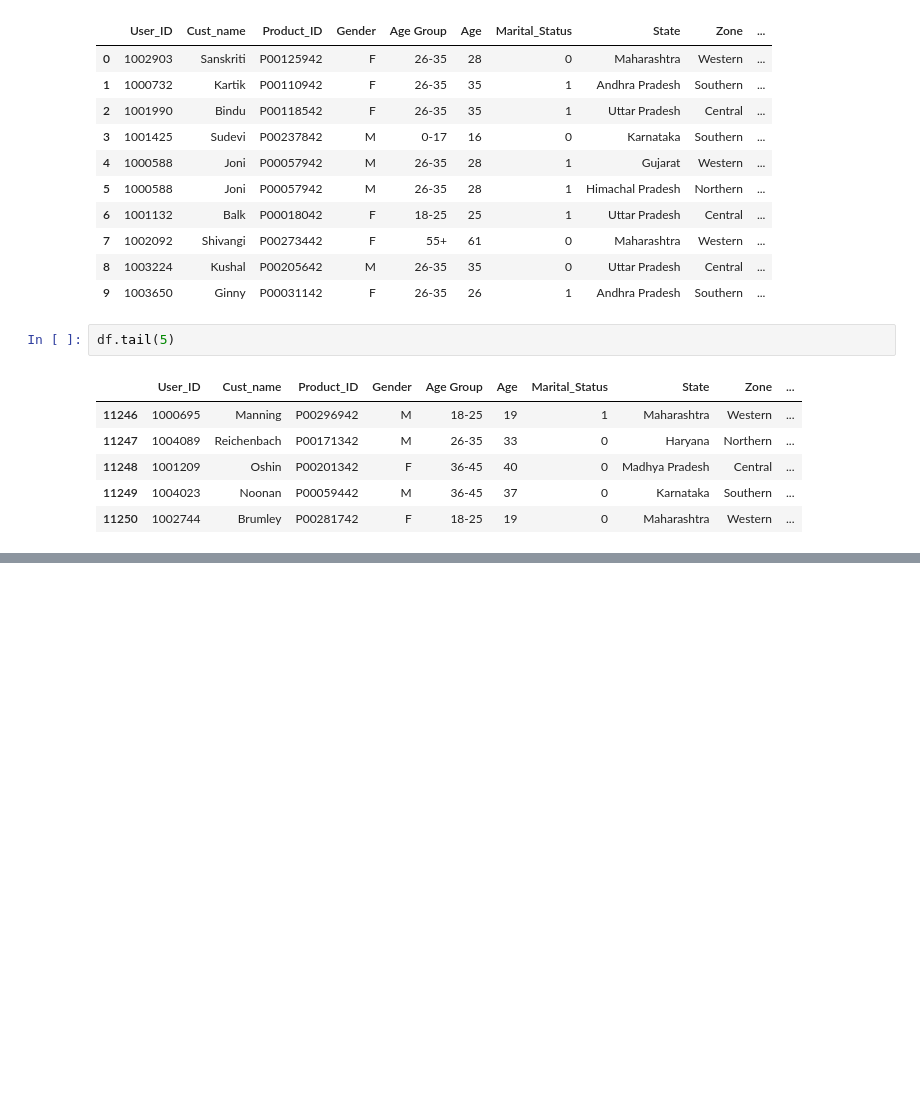
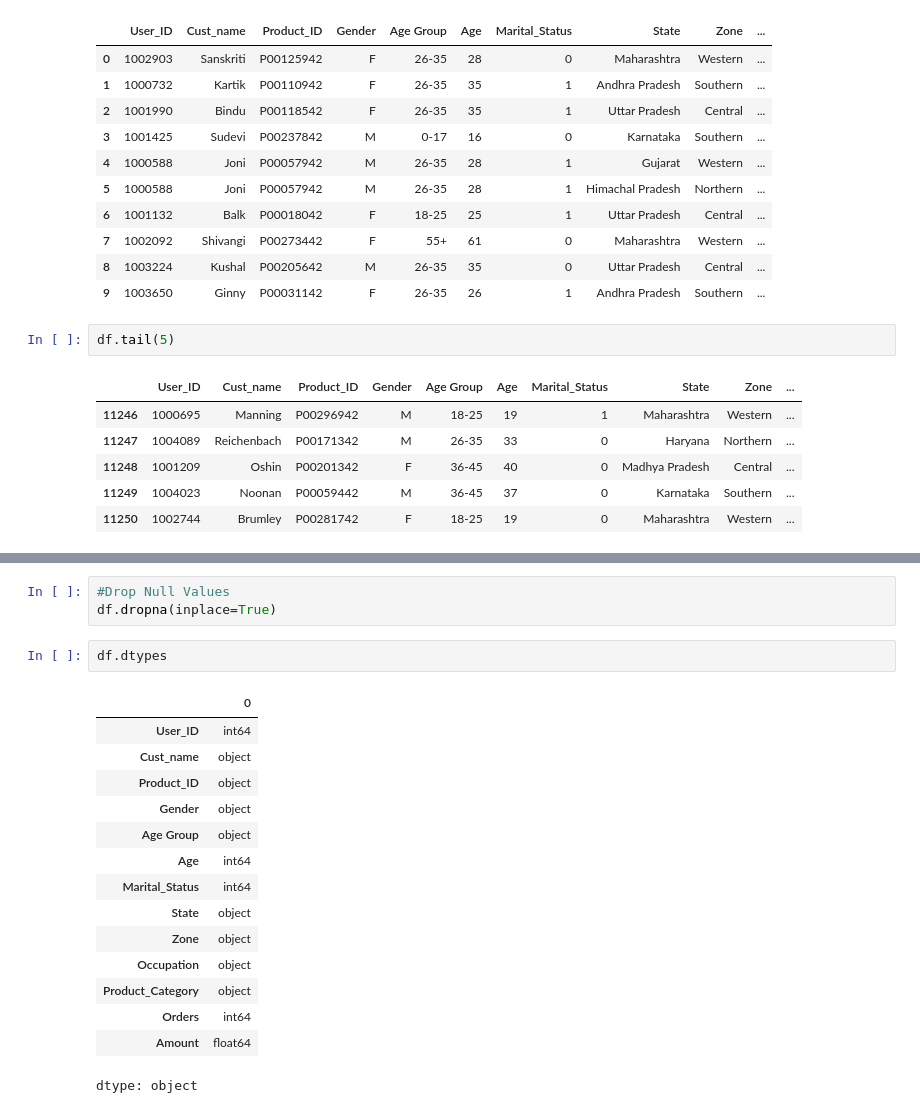
Before and after one commit to Kamal-Damani/Diwali_Customer_Analytics_Python, a Jupyter notebook: Diwali_Sales_analysis_Pandas.ipynb, the cells around one changed output, grey strips where cells are left out. Saved outputs shown, nothing was run; the diff lists cells and outputs as text; blank space fills up the shorter version.

```diff
--- a/Diwali_Sales_analysis_Pandas.ipynb
+++ b/Diwali_Sales_analysis_Pandas.ipynb
@@ -62,0 +112,21 @@ df.tail(5)
+# %%
+#Drop Null Values
+df.dropna(inplace=True)
+# %%
+df.dtypes
+# %% [output]
+|  | 0 |
+| User_ID | int64 |
+| Cust_name | object |
+| Product_ID | object |
+| Gender | object |
+| Age Group | object |
+| Age | int64 |
+| Marital_Status | int64 |
+| State | object |
+| Zone | object |
+| Occupation | object |
+| Product_Category | object |
+| Orders | int64 |
+| Amount | float64 |
+dtype: object
```
Also changed, not shown: parts of 9 cells of this notebook.
